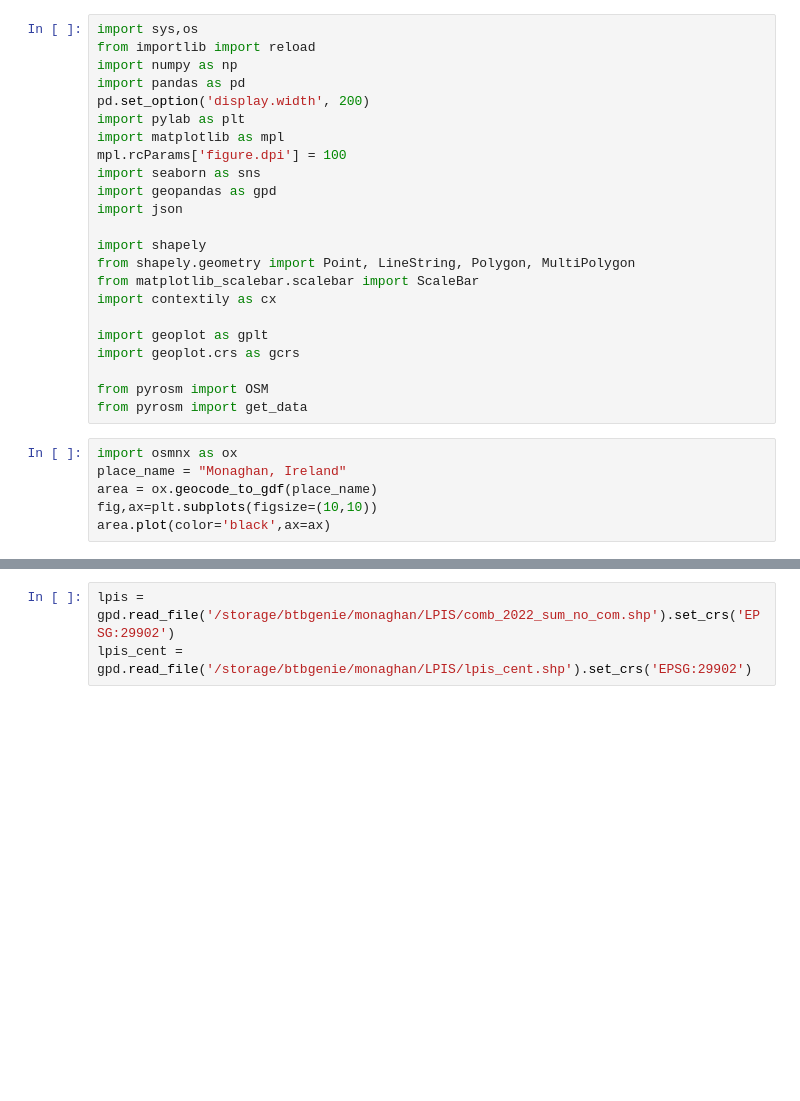
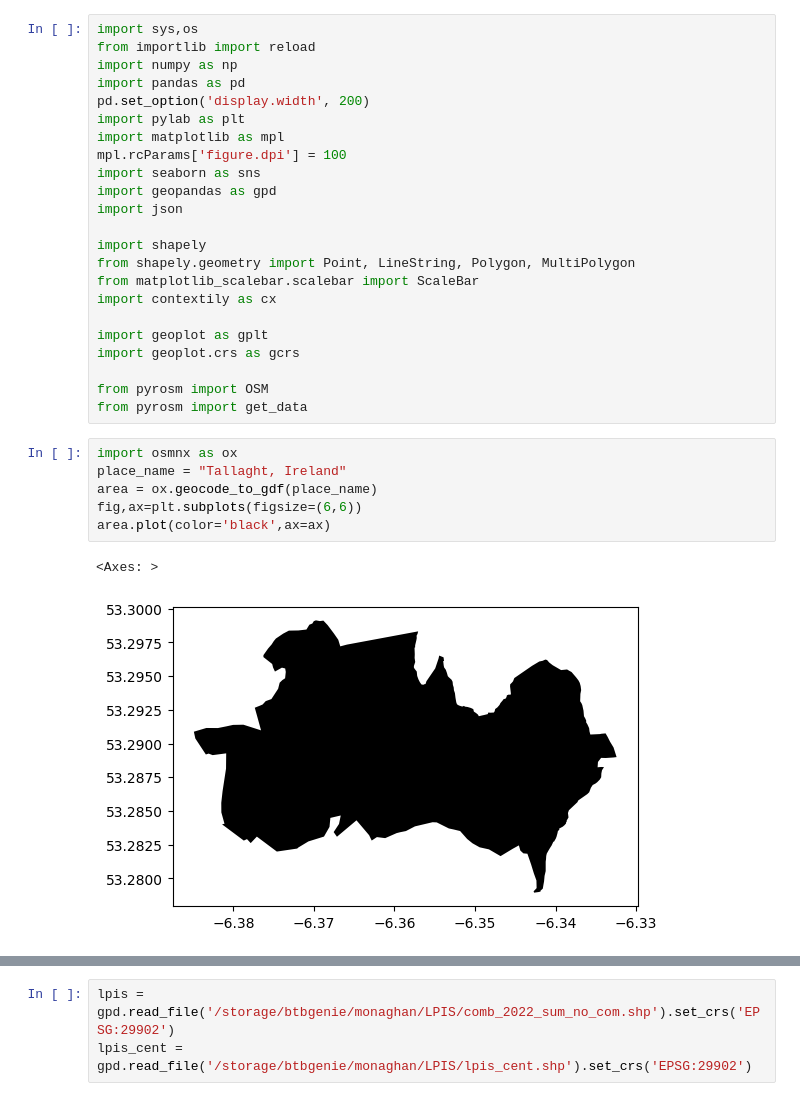
Before and after one commit to dmnfarrell/tracebtb, a Jupyter notebook: notebooks/osm.ipynb, the cells around one changed output, grey strips where cells are left out. Cells and saved outputs as stored; diff of their text form; blank space fills up the shorter version.

```diff
--- a/notebooks/osm.ipynb
+++ b/notebooks/osm.ipynb
@@ -27,7 +28,10 @@ from pyrosm import OSM
 from pyrosm import get_data
 # %%
 import osmnx as ox
-place_name = "Monaghan, Ireland"
+place_name = "Tallaght, Ireland"
 area = ox.geocode_to_gdf(place_name)
-fig,ax=plt.subplots(figsize=(10,10))
+fig,ax=plt.subplots(figsize=(6,6))
 area.plot(color='black',ax=ax)
+# %% [output]
+<Axes: >
+[figure, added]
```
Also changed, not shown: parts of 6 cells of this notebook, 4 other files.
